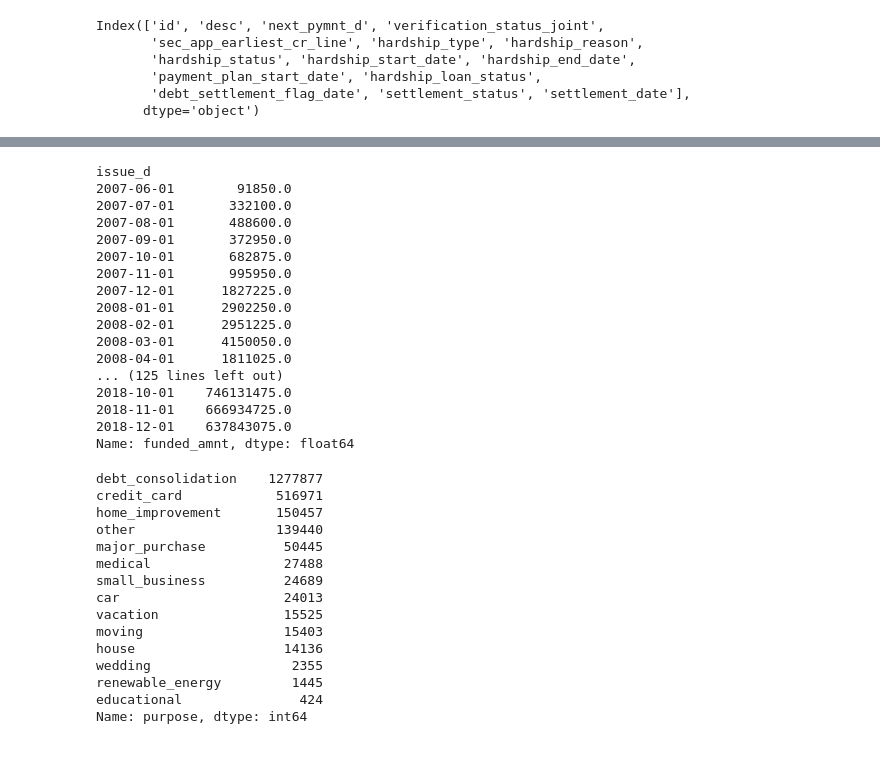
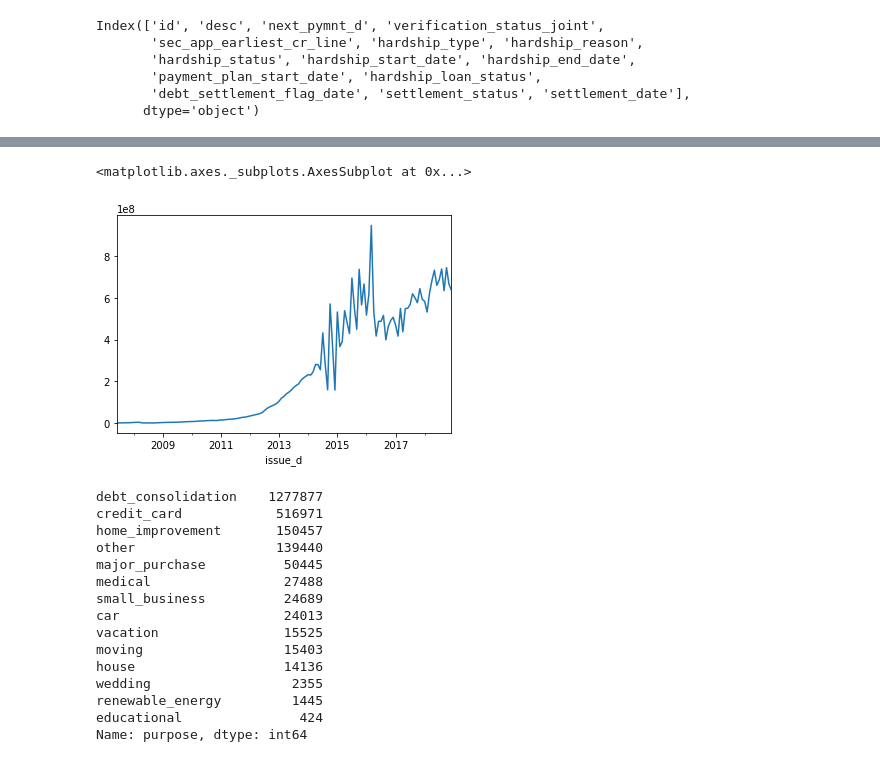
Before and after one commit to simondyates/Lending-Club, a Jupyter notebook: Simon/BasicEDA.ipynb, the cells around one changed output, grey strips where cells are left out. Drawn from its saved outputs; the diff is of its cells as text; code cells hidden in the pictures.

```diff
--- a/Simon/BasicEDA.ipynb
+++ b/Simon/BasicEDA.ipynb
@@ -88,24 +100,13 @@ def make_dateval(s):
 accept['issue_d'] = accept['issue_d'].apply(make_dateval)
-# %%
-accept.groupby('issue_d')['funded_amnt'].sum()
-# %% [output]
-issue_d
-2007-06-01        91850.0
-2007-07-01       332100.0
-2007-08-01       488600.0
-2007-09-01       372950.0
-2007-10-01       682875.0
-2007-11-01       995950.0
-2007-12-01      1827225.0
-2008-01-01      2902250.0
-2008-02-01      2951225.0
-2008-03-01      4150050.0
-2008-04-01      1811025.0
-... (125 lines left out)
-2018-10-01    746131475.0
-2018-11-01    666934725.0
-2018-12-01    637843075.0
-Name: funded_amnt, dtype: float64
+# %%
+monthly_issue = accept.groupby('issue_d')['funded_amnt'].sum()
+import matplotlib.pyplot as plt
+monthly_issue.plot()
+# May 2016 was when the CEO was ousted
+# https://www.reuters.com/article/us-lendingclub-results/lending-club-ceo-resigns-after-internal-probe-shares-plummet-idUSKCN0Y01BK#:~:text=(Reuters%2FIFR)%20%2D%20Renaud,the%20company%20said%20on%20Monday.
+# %% [output]
+<matplotlib.axes._subplots.AxesSubplot at 0x...>
+[figure, added]
 # %%
 accept['purpose'].value_counts()
 # %% [output]
```
Also changed, not shown: parts of 9 cells of this notebook.
